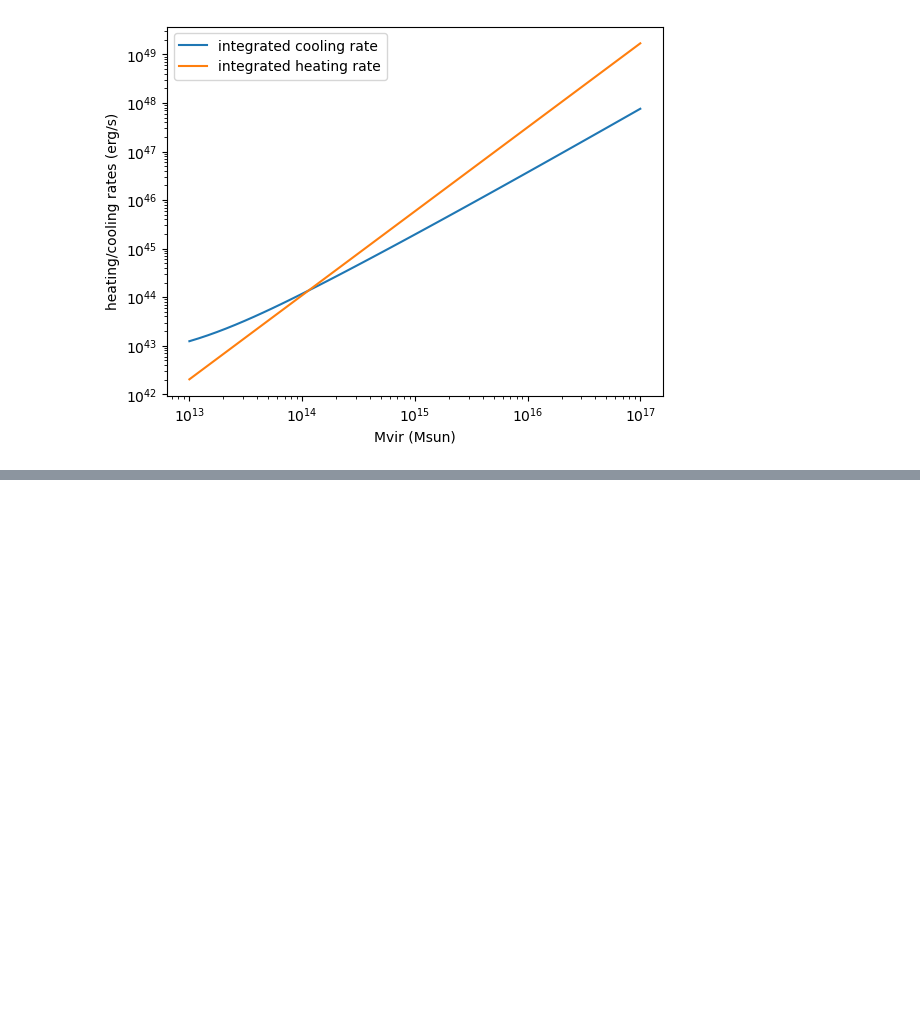
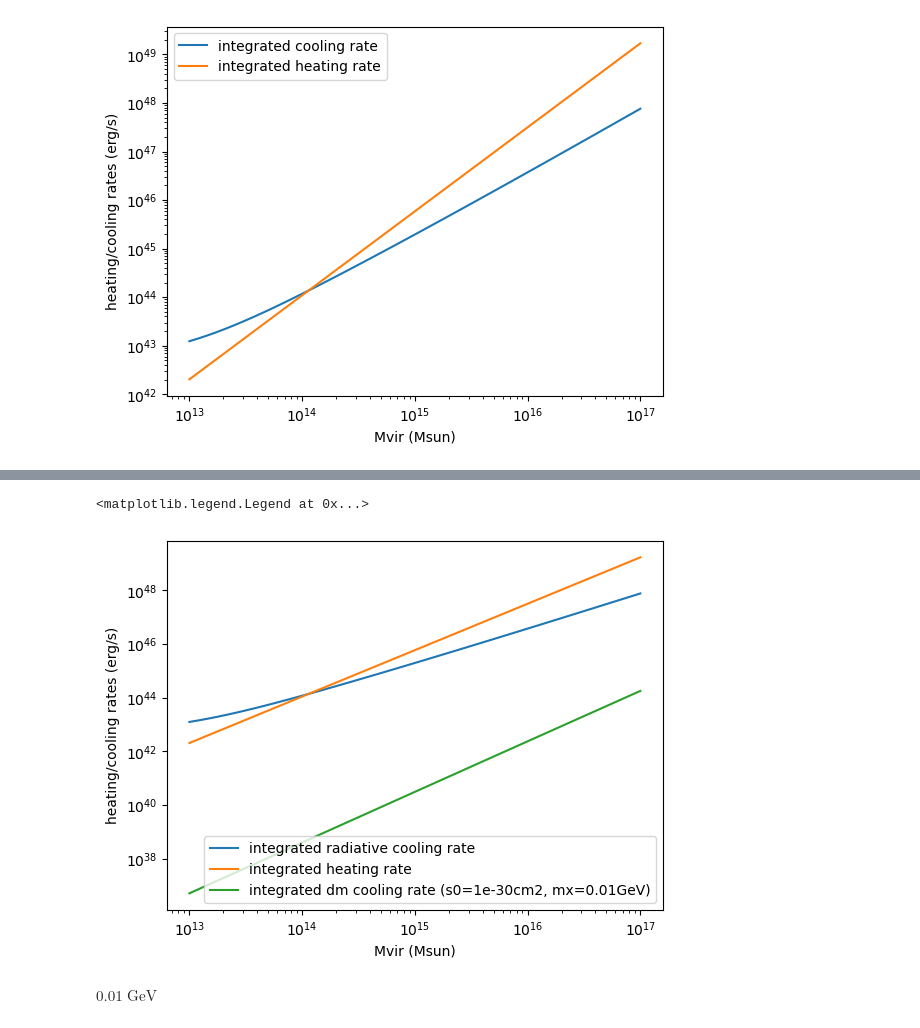
Before and after one commit to eleanorstuart/thermo-idm, a Jupyter notebook: comparison_with_observation_M500.ipynb, the cells around one changed output, grey strips where cells are left out. Drawn from its saved outputs; the diff is of its cells as text; code cells hidden in the pictures; blank space fills up the shorter version.

```diff
--- a/comparison_with_observation_M500.ipynb
+++ b/comparison_with_observation_M500.ipynb
@@ -105,0 +180,15 @@ mx = 1e-4*u.GeV
+# %%
+def integrated_dm_cooling_rate(rmin, rmax, nfw, s0, m_chi, num = 50, n=0, f_chi=1, m_psi=0.1*u.GeV):
+    log_rmin = np.log10(rmin.value)
+    log_rmax = np.log10(rmax.value)
+    rs = np.logspace(log_rmin, log_rmax, num=num)*u.Mpc
+
+    rho_tot = nfw.rho_tot(rs)
+    rho_b = nfw.rho_g(rs)
+    T_b = nfw.T_g(rs.value)
+    T_chi = virial_temperature(m_chi, nfw.M_enc(rs), rs).to(u.keV, equivalencies=u.temperature_energy())
+
+    integrand = (4 * np.pi * np.multiply(
+            vol_dm_cooling_rate(T_b, T_chi, rho_tot, rho_b, s0, m_chi).to(u.erg/(u.s*u.Mpc**3)),
+            np.power(rs, 2))).to(u.erg/(u.s*u.Mpc))
+    return trapezoid(integrand, rs)
@@ -105,0 +199,6 @@ mx = 1e-4*u.GeV
+# %%
+total_dm_cooling_rates = [integrated_dm_cooling_rate(0.015*nfw.R500,
+                                                         nfw.R500,
+                                                         nfw,
+                                                         sigma0,
+                                                         m_chi).value for nfw in nfws]
@@ -105,0 +212,16 @@ mx = 1e-4*u.GeV
+# %%
+plt.loglog(Ms, total_cooling_rates, label="integrated radiative cooling rate")
+plt.loglog(Ms, total_heating_rates, label="integrated heating rate")
+plt.loglog(Ms, total_dm_cooling_rates, label="integrated dm cooling rate (s0=1e-30cm2, mx=0.01GeV)")
+plt.xlabel("Mvir (Msun)")
+plt.ylabel("heating/cooling rates (erg/s)")
+plt.legend()
+#plt.xlim(1e14, 1e15)
+#plt.ylim(1e38, 1e46)
+# %% [output]
+<matplotlib.legend.Legend at 0x...>
+[figure, added]
+# %%
+m_chi
+# %% [output]
+$0.01 \; \mathrm{GeV}$
```
Also changed, not shown: parts of 16 cells of this notebook, 2 other files.
